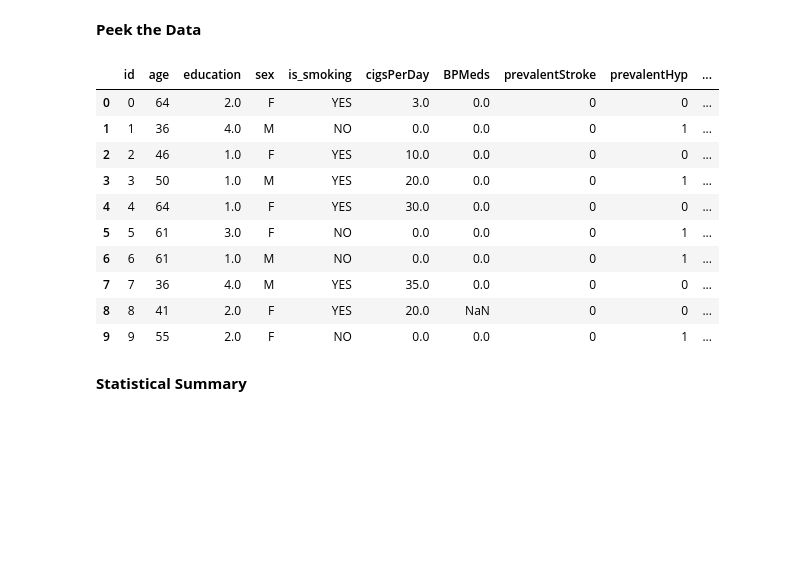
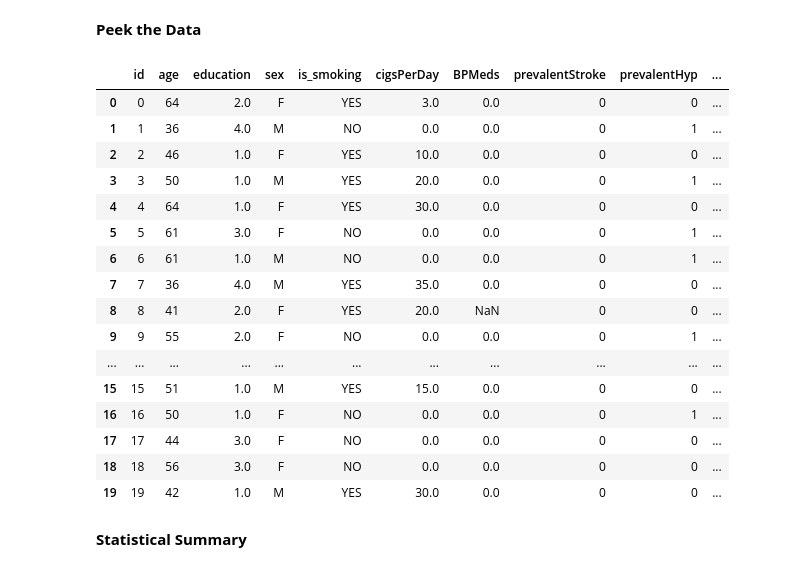
Before and after one commit to aditi10998/Cardiovascular_risk_prediction-, a Jupyter notebook: Cardiovascular_risk_prediction.ipynb, the cells around one changed output. Drawn from its saved outputs; the diff is of its cells as text; code cells hidden in the pictures; blank space fills up the shorter version.

```diff
--- a/Cardiovascular_risk_prediction.ipynb
+++ b/Cardiovascular_risk_prediction.ipynb
@@ -101,19 +116,25 @@ Our dataset contains 3390 rows and 17 columns.
 **Peek the Data**
 # %%
 #To see the first 10 rows of the dataset
-Cardiovascular_risk_df.head(10)
+Cardiovascular_risk_df.head(20)
 # %% [output]
 |  | id | age | education | sex | is_smoking | cigsPerDay | BPMeds | prevalentStroke | prevalentHyp | ... |
 | 0 | 0 | 64 | 2.0 | F | YES | 3.0 | 0.0 | 0 | 0 | ... |
 | 1 | 1 | 36 | 4.0 | M | NO | 0.0 | 0.0 | 0 | 1 | ... |
 | 2 | 2 | 46 | 1.0 | F | YES | 10.0 | 0.0 | 0 | 0 | ... |
 | 3 | 3 | 50 | 1.0 | M | YES | 20.0 | 0.0 | 0 | 1 | ... |
 | 4 | 4 | 64 | 1.0 | F | YES | 30.0 | 0.0 | 0 | 0 | ... |
 | 5 | 5 | 61 | 3.0 | F | NO | 0.0 | 0.0 | 0 | 1 | ... |
 | 6 | 6 | 61 | 1.0 | M | NO | 0.0 | 0.0 | 0 | 1 | ... |
 | 7 | 7 | 36 | 4.0 | M | YES | 35.0 | 0.0 | 0 | 0 | ... |
 | 8 | 8 | 41 | 2.0 | F | YES | 20.0 | NaN | 0 | 0 | ... |
 | 9 | 9 | 55 | 2.0 | F | NO | 0.0 | 0.0 | 0 | 1 | ... |
+| ... | ... | ... | ... | ... | ... | ... | ... | ... | ... | ... |
+| 15 | 15 | 51 | 1.0 | M | YES | 15.0 | 0.0 | 0 | 0 | ... |
+| 16 | 16 | 50 | 1.0 | F | NO | 0.0 | 0.0 | 0 | 1 | ... |
+| 17 | 17 | 44 | 3.0 | F | NO | 0.0 | 0.0 | 0 | 0 | ... |
+| 18 | 18 | 56 | 3.0 | F | NO | 0.0 | 0.0 | 0 | 0 | ... |
+| 19 | 19 | 42 | 1.0 | M | YES | 30.0 | 0.0 | 0 | 0 | ... |
 # %% [markdown]
 **Statistical Summary**
 # %%
```
Also changed, not shown: parts of 43 cells of this notebook.
